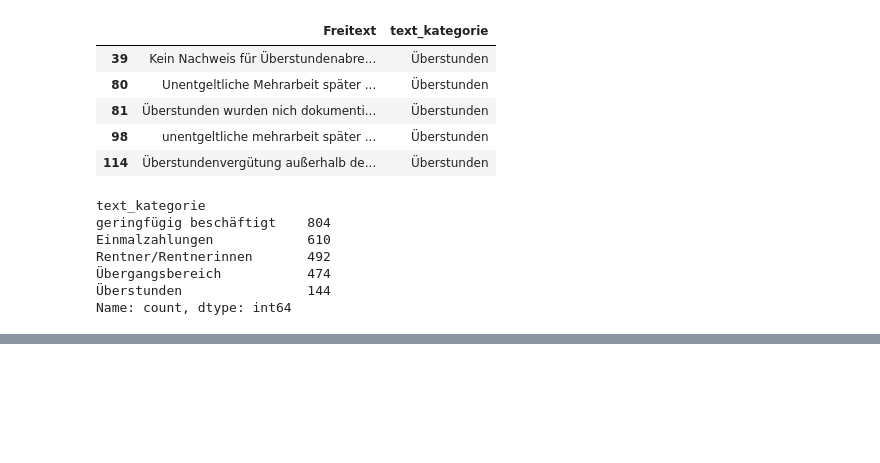
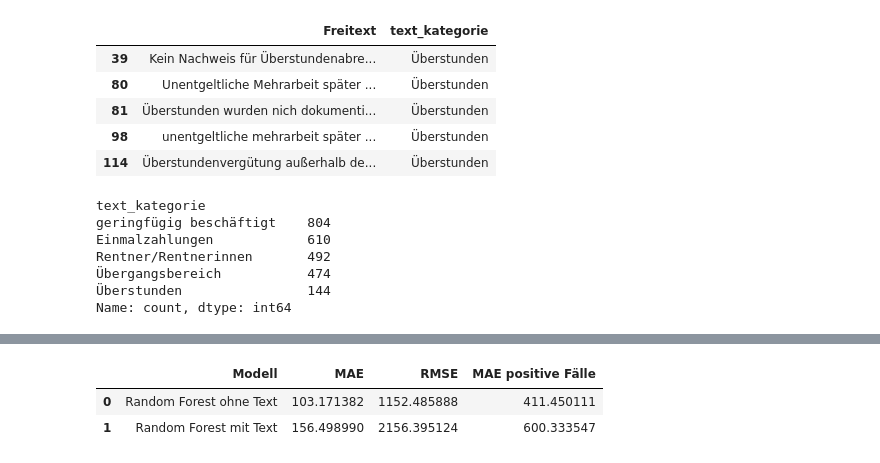
Before and after one commit to smartinezai/DRV-model, a Jupyter notebook: nachforderung_modell.ipynb, the cells around one changed output, grey strips where cells are left out. Saved outputs shown, nothing was run; the diff lists cells and outputs as text; code cells hidden in the pictures; blank space fills up the shorter version.

Commit message:
added freitext to data

```diff
--- a/nachforderung_modell.ipynb
+++ b/nachforderung_modell.ipynb
@@ -715,0 +704,13 @@ freitexte[freitexte["text_kategorie"] == "Unklar"].head(20)
+# %%
+data_with_text = data.copy()
+
+# Standardkategorie für Betriebe ohne Nachforderung
+data_with_text["text_kategorie"] = "Keine Nachforderung"
+
+# Indizes der Betriebe mit positiver Nachforderung
+positive_indices = data_with_text.index[data_with_text["nachforderung"] > 0]
+
+# Freitext-Kategorien den positiven Fällen zuordnen
+data_with_text.loc[positive_indices, "text_kategorie"] = freitexte["text_kategorie"].values
+
+data_with_text["text_kategorie"].value_counts()
@@ -715,0 +726,9 @@ freitexte[freitexte["text_kategorie"] == "Unklar"].head(20)
+# %%
+#transformiere es zu numerischen (mit textkategorien kann das modell nicht direkt rechnen)
+data_with_text_encoded = pd.get_dummies(
+    data_with_text,
+    columns=["text_kategorie"],
+    drop_first=False
+)
+
+data_with_text_encoded.head()
@@ -715,0 +786,25 @@ freitexte[freitexte["text_kategorie"] == "Unklar"].head(20)
+# %%
+comparison_text = pd.DataFrame({
+    "Modell": [
+        "Random Forest ohne Text",
+        "Random Forest mit Text"
+    ],
+    "MAE": [
+        mae_rf,
+        mae_rf_text
+    ],
+    "RMSE": [
+        rmse_rf,
+        rmse_rf_text
+    ],
+    "MAE positive Fälle": [
+        mae_rf_positive,
+        mae_rf_text_positive
+    ]
+})
+
+comparison_text
+# %% [output]
+|  | Modell | MAE | RMSE | MAE positive Fälle |
+| 0 | Random Forest ohne Text | 103.171382 | 1152.485888 | 411.450111 |
+| 1 | Random Forest mit Text | 156.498990 | 2156.395124 | 600.333547 |
```
Also changed, not shown: parts of 7 cells of this notebook.
